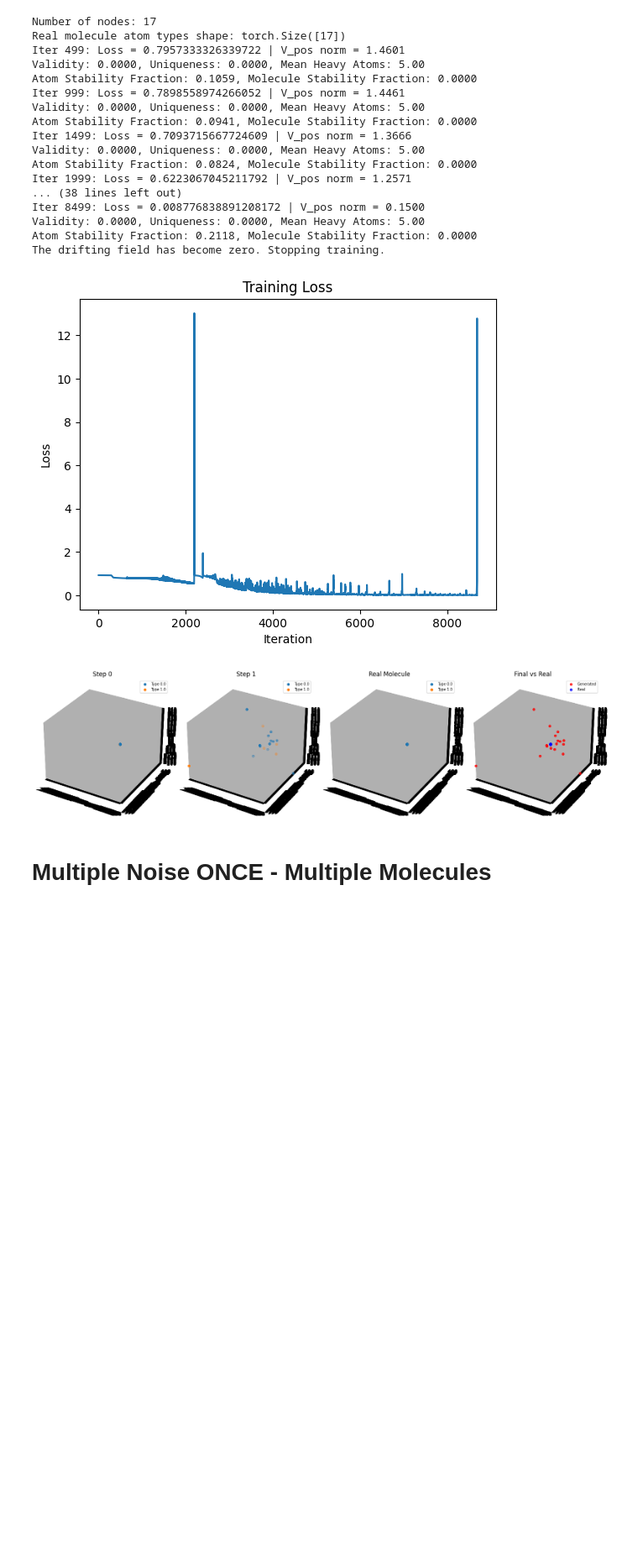
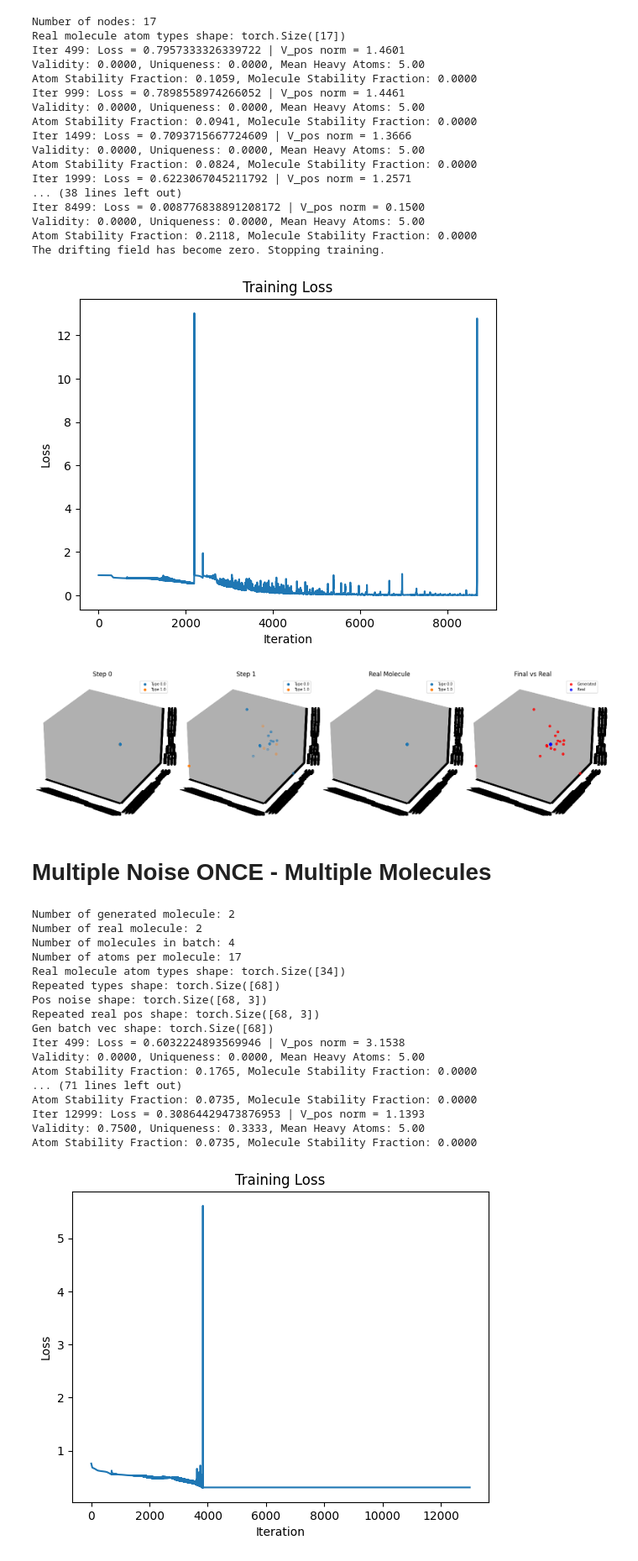
Before and after one commit to edovergna/equi-drifting, a Jupyter notebook: notebooks/only_pos.ipynb, the cells around one changed output. Shown at 84% size. Saved outputs shown, nothing was run; the diff lists cells and outputs as text; code cells hidden in the pictures; blank space fills up the shorter version.

Commit message:
Multiple molecule mutiple noise ready

```diff
--- a/notebooks/only_pos.ipynb
+++ b/notebooks/only_pos.ipynb
@@ -1051,11 +1053,11 @@ import torch
 import torch.nn.functional as F
 
 NUM_ATOMS = 17
-N_GEN_MOLS = 5
-N_REAL_MOLS = 1
+N_GEN_MOLS = 2
+N_REAL_MOLS = 2
 
 NUM_ATOM_TYPES = 5
-NUM_BLOCKS = 1
+NUM_BLOCKS = 2
 HIDDEN_NF = 32
 TANH_COORD_UPDATES = False
 ATTENTION = False
@@ -1074,19 +1076,30 @@ for i, d in enumerate(dataset):
         break
 filtered_dataset = dataset.index_select(keep)
 
-real_mol = filtered_dataset[0]
+real_mol = filtered_dataset[:N_REAL_MOLS]
 
-print(f"Number of nodes: {real_mol.num_nodes}")
+print(f"Number of generated molecule: {N_GEN_MOLS}")
+print(f"Number of real molecule: {N_REAL_MOLS}")
+print(f"Number of molecules in batch: {N_GEN_MOLS * N_REAL_MOLS}")
+print(f"Number of atoms per molecule: {NUM_ATOMS}")
+real_batch_vec = torch.arange(N_REAL_MOLS, device=device).repeat_interleave(NUM_ATOMS)
 real_pos = real_mol.pos
+real_pos = real_pos.to(device)
 # Zero center the real molecule positions
-real_pos = real_pos - real_pos.mean(dim=0)
-real_pos = real_pos.to(device)
+real_pos = center_positions_per_mol(real_pos, real_batch_vec)
 
 real_pos_flattened = real_pos.view(N_REAL_MOLS, -1)
+real_pos_flattened = real_pos_flattened.repeat(N_GEN_MOLS, 1)
 
 one_hot_real_types = real_mol.real_atom_types.argmax(dim=-1)
 one_hot_real_types = one_hot_real_types.to(device)
 print(f"Real molecule atom types shape: {one_hot_real_types.shape}")
+
+# Repeat the real molecule types for each generated molecule
+# This way we can align each generated molecule to each real molecule
+# during training.
+repeated_types = one_hot_real_types.repeat(N_GEN_MOLS)
+print(f"Repeated types shape: {repeated_types.shape}")
 
 # Instantiate model and optimizer
 model = EGNN(
@@ -1102,15 +1115,19 @@ optimizer = torch.optim.SGD(model.parameters(), lr=LR)
 
 # Sample noise once with the same shape
 # as the real molecules
-batch_vec = torch.arange(N_GEN_MOLS, device=device).repeat_interleave(real_mol.num_nodes)
-pos_noise = torch.randn((N_GEN_MOLS * real_mol.num_nodes, 3), device=device)
-pos_noise = center_positions_per_mol(pos_noise, batch_vec)
-repeated_types = one_hot_real_types.repeat(N_GEN_MOLS)
+# We generate N_GEN_MOLS for each of the N_REAL_MOLS,
+# so we need to repeat the noise accordingly
+gen_batch_vec = torch.arange(N_GEN_MOLS * N_REAL_MOLS, device=device).repeat_interleave(NUM_ATOMS)
+pos_noise = torch.randn((N_GEN_MOLS * N_REAL_MOLS * NUM_ATOMS, 3), device=device)
+pos_noise = center_positions_per_mol(pos_noise, gen_batch_vec)
+print(f"Pos noise shape: {pos_noise.shape}")
+print(f"Repeated real pos shape: {real_pos.repeat(N_GEN_MOLS, 1).shape}")
+print(f"Gen batch vec shape: {gen_batch_vec.shape}")
 
 dense_edge_index = real_mol.dense_edge_index
 edge_index_list = []
 for offset in range(N_GEN_MOLS):
-    offset_edge_index = dense_edge_index + offset * real_mol.num_nodes
+    offset_edge_index = dense_edge_index + offset * NUM_ATOMS
     edge_index_list.append(offset_edge_index)
 dense_edge_index = torch.cat(edge_index_list, dim=1)
 dense_edge_index = dense_edge_index.to(device)
@@ -1121,41 +1138,59 @@ for iter in range(NUM_ITERS):
 
     # Forward pass
     gen_pos = model(pos_noise, repeated_types, dense_edge_index)
-
     # Center generated and align positions per molecule
-    gen_pos = center_positions_per_mol(gen_pos, batch_vec)
+    gen_pos = center_positions_per_mol(gen_pos, gen_batch_vec)
     aligned_gen_pos, R_per_node = kabsch_align_pyg(
         gen_pos,
         real_pos.repeat(N_GEN_MOLS, 1),
-        batch_vec,
-        N_GEN_MOLS,
+        gen_batch_vec,
+        N_GEN_MOLS * N_REAL_MOLS,
     )
 
     # Reshape to get right positions
-    gen_pos = gen_pos.view(N_GEN_MOLS, -1)
-    aligned_gen_pos = aligned_gen_pos.view(N_GEN_MOLS, -1)
+    gen_pos = gen_pos.view(N_GEN_MOLS * N_REAL_MOLS, -1)
+    aligned_gen_pos = aligned_gen_pos.view(N_GEN_MOLS * N_REAL_MOLS, -1)
 
     # We apply the inverse rotation of the field within the drifting field
     # computation. This way the field is applied in the original (unaligned)
     # space.
     V_pos = compute_euclidean_drifting_field(
         aligned_gen_pos, real_pos_flattened, sigma=8.0, R=R_per_node
     )
 
     target_pos = (gen_pos + V_pos).detach()
     loss = F.mse_loss(gen_pos, target_pos)
 
     loss.backward()
     optimizer.step()
     loss_list.append(loss.mean().item())
 
-    V_pos_norm = V_pos.view(-1, 3).norm(dim=1).mean().item()
+    V_pos_norm = V_pos.view(N_GEN_MOLS * N_REAL_MOLS, -1, 3).norm(dim=1).mean().item()
     if V_pos_norm == 0:
         print("The drifting field has become zero. Stopping training.")
         break
 
     if (iter + 1) % 500 == 0:
         print(f"Iter {iter}: Loss = {loss.mean().item()} | V_pos norm = {V_pos_norm:.4f}")
-        evaluate_generated_molecules(gen_pos.view(-1, 3), repeated_types, batch_vec)
+        evaluate_generated_molecules(gen_pos.view(-1, 3), repeated_types, gen_batch_vec)
 
 plot_loss(loss_list)
+# %% [output]
+Number of generated molecule: 2
+Number of real molecule: 2
+Number of molecules in batch: 4
+Number of atoms per molecule: 17
+Real molecule atom types shape: torch.Size([34])
+Repeated types shape: torch.Size([68])
+Pos noise shape: torch.Size([68, 3])
+Repeated real pos shape: torch.Size([68, 3])
+Gen batch vec shape: torch.Size([68])
+Iter 499: Loss = 0.6032224893569946 | V_pos norm = 3.1538
+Validity: 0.0000, Uniqueness: 0.0000, Mean Heavy Atoms: 5.00
+Atom Stability Fraction: 0.1765, Molecule Stability Fraction: 0.0000
+... (71 lines left out)
+Atom Stability Fraction: 0.0735, Molecule Stability Fraction: 0.0000
+Iter 12999: Loss = 0.30864429473876953 | V_pos norm = 1.1393
+Validity: 0.7500, Uniqueness: 0.3333, Mean Heavy Atoms: 5.00
+Atom Stability Fraction: 0.0735, Molecule Stability Fraction: 0.0000
+[figure, added]
```
Also changed, not shown: parts of 3 cells of this notebook.
